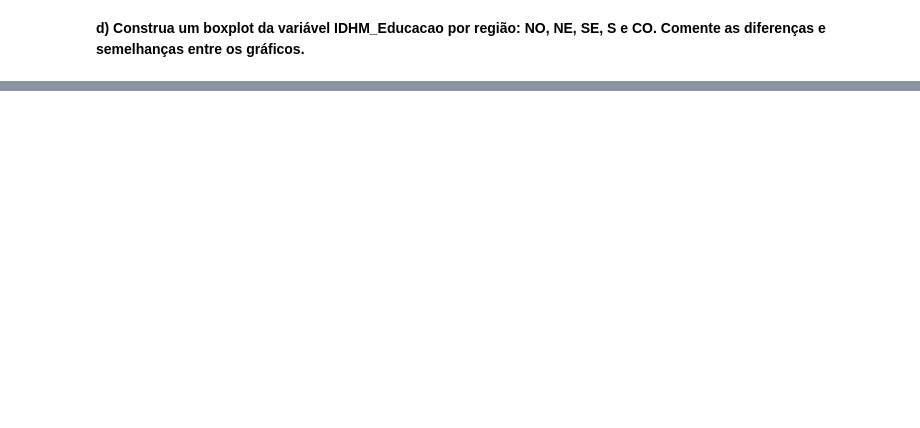
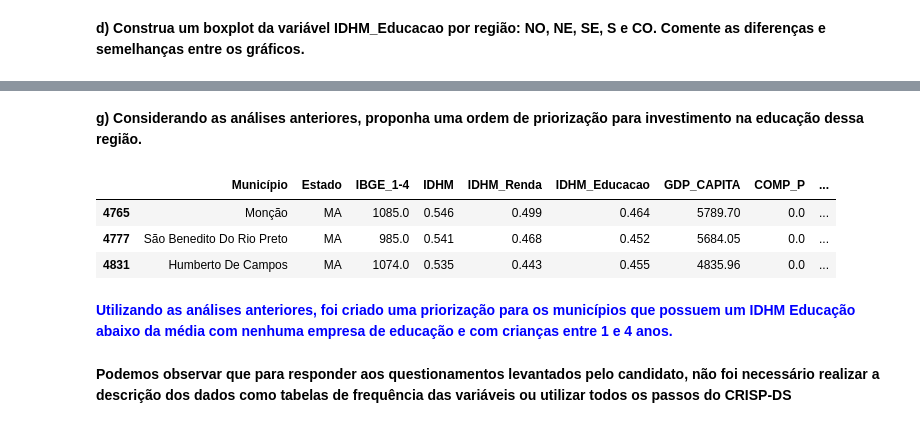
Before and after one commit to ricardo-paganini/Analytics-IDHMBrasil, a Jupyter notebook: Analytics-IDHM.ipynb, the cells around one changed output, grey strips where cells are left out. Drawn from its saved outputs; the diff is of its cells as text; code cells hidden in the pictures; blank space fills up the shorter version.

```diff
--- a/Analytics-IDHM.ipynb
+++ b/Analytics-IDHM.ipynb
@@ -444,0 +385,15 @@ df_idhm_regiao.groupby(by=['Região','Classificação_IDHM']).count()
+# %% [markdown]
+**g) Considerando as análises anteriores, proponha uma ordem de priorização para investimento na educação dessa região.**
+# %%
+df_priorizacao_ne = df_idhm_nordeste.loc[(df_idhm_nordeste['COMP_P'] < 1) & (df_idhm_nordeste['IBGE_1-4'] > 962.0) & (df_idhm_nordeste['IDHM_Educacao'] <= 0.4884)]
+# %%
+df_priorizacao_ne
+# %% [output]
+|  | Município | Estado | IBGE_1-4 | IDHM | IDHM_Renda | IDHM_Educacao | GDP_CAPITA | COMP_P | ... |
+| 4765 | Monção | MA | 1085.0 | 0.546 | 0.499 | 0.464 | 5789.70 | 0.0 | ... |
+| 4777 | São Benedito Do Rio Preto | MA | 985.0 | 0.541 | 0.468 | 0.452 | 5684.05 | 0.0 | ... |
+| 4831 | Humberto De Campos | MA | 1074.0 | 0.535 | 0.443 | 0.455 | 4835.96 | 0.0 | ... |
+# %% [markdown]
+**<font color="#0000FF">Utilizando as análises anteriores, foi criado uma priorização para os municípios que possuem um IDHM Educação abaixo da média com nenhuma empresa de educação e com crianças entre 1 e 4 anos.</font>**
+# %% [markdown]
+**Podemos observar que para responder aos questionamentos levantados pelo candidato, não foi necessário realizar a descrição dos dados como tabelas de frequência das variáveis ou utilizar todos os passos do CRISP-DS**
```
Also changed, not shown: parts of 32 cells of this notebook.
